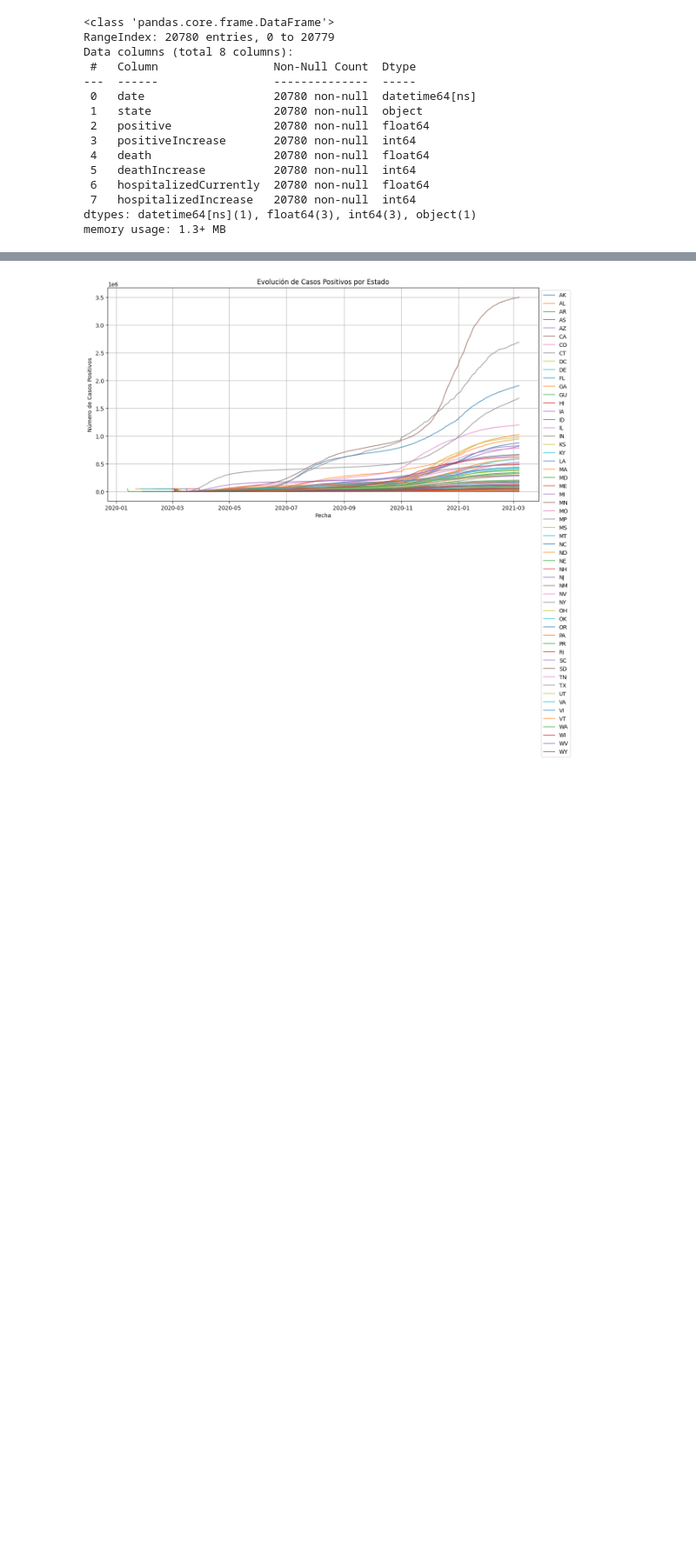
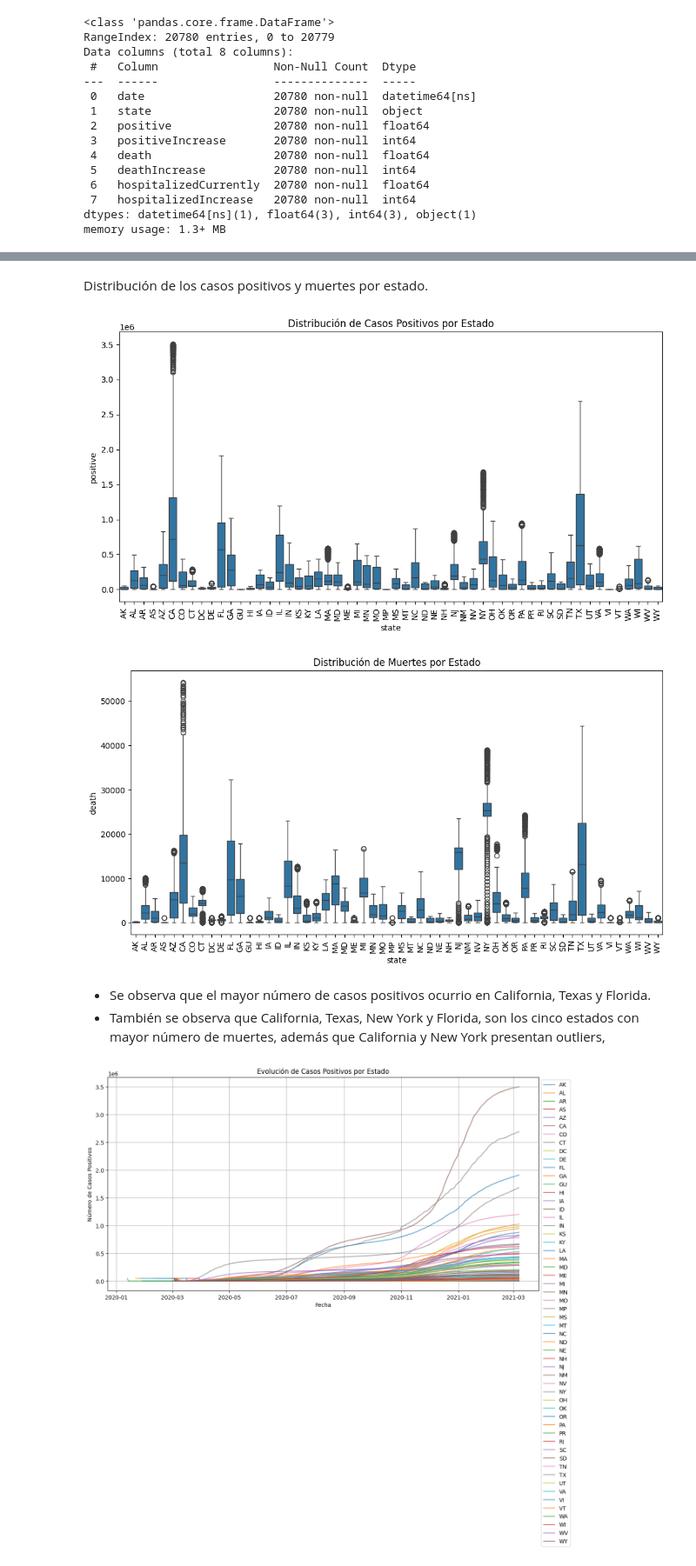
Before and after one commit to AI-School-F5-P3/mini_datathon_xiomara, a Jupyter notebook: MiniDatathonF5.ipynb, the cells around one changed output, grey strips where cells are left out. Shown at 87% size. Saved outputs shown, nothing was run; the diff lists cells and outputs as text; code cells hidden in the pictures; blank space fills up the shorter version.

```diff
--- a/MiniDatathonF5.ipynb
+++ b/MiniDatathonF5.ipynb
@@ -148,3 +244,23 @@ memory usage: 1.3+ MB
+# %% [markdown]
+Distribución de los casos positivos y muertes por estado.
+# %%
+plt.figure(figsize=(12, 6))
+sns.boxplot(data=df, y='positive', x='state')
+plt.xticks(rotation=90)
+plt.title('Distribución de Casos Positivos por Estado')
+plt.show()
+
+plt.figure(figsize=(12, 6))
+sns.boxplot(data=df, y='death', x='state')
+plt.xticks(rotation=90)
+plt.title('Distribución de Muertes por Estado')
+plt.show()
+# %% [output]
+[figure, added]
+[figure, added]
+# %% [markdown]
+- Se observa que el mayor número de casos positivos ocurrio en California, Texas y Florida.
+- También se observa que California, Texas, New York y Florida, son los cinco estados con mayor número de muertes, además que California y New York presentan outliers,
 # %%
 # Gráfico de líneas para casos positivos
 plt.figure(figsize=(14, 7))
```
Also changed, not shown: parts of 29 cells of this notebook, 1 other file.
